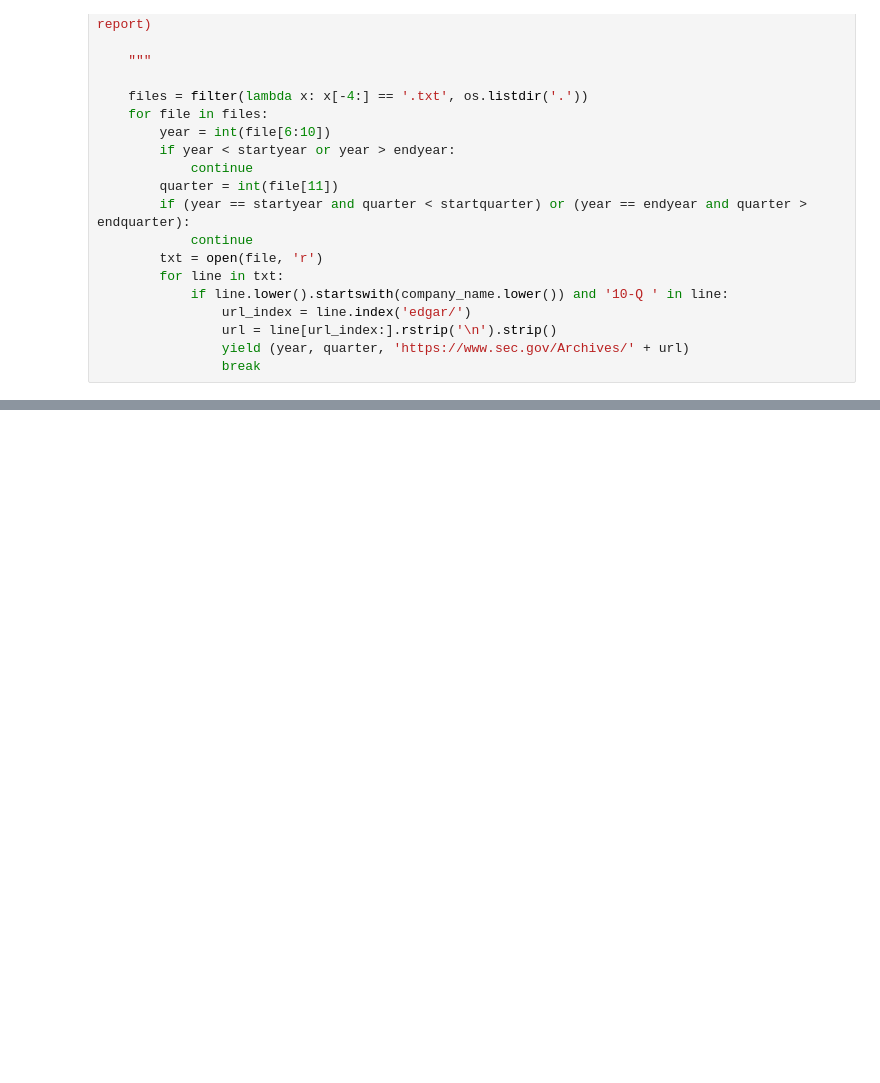
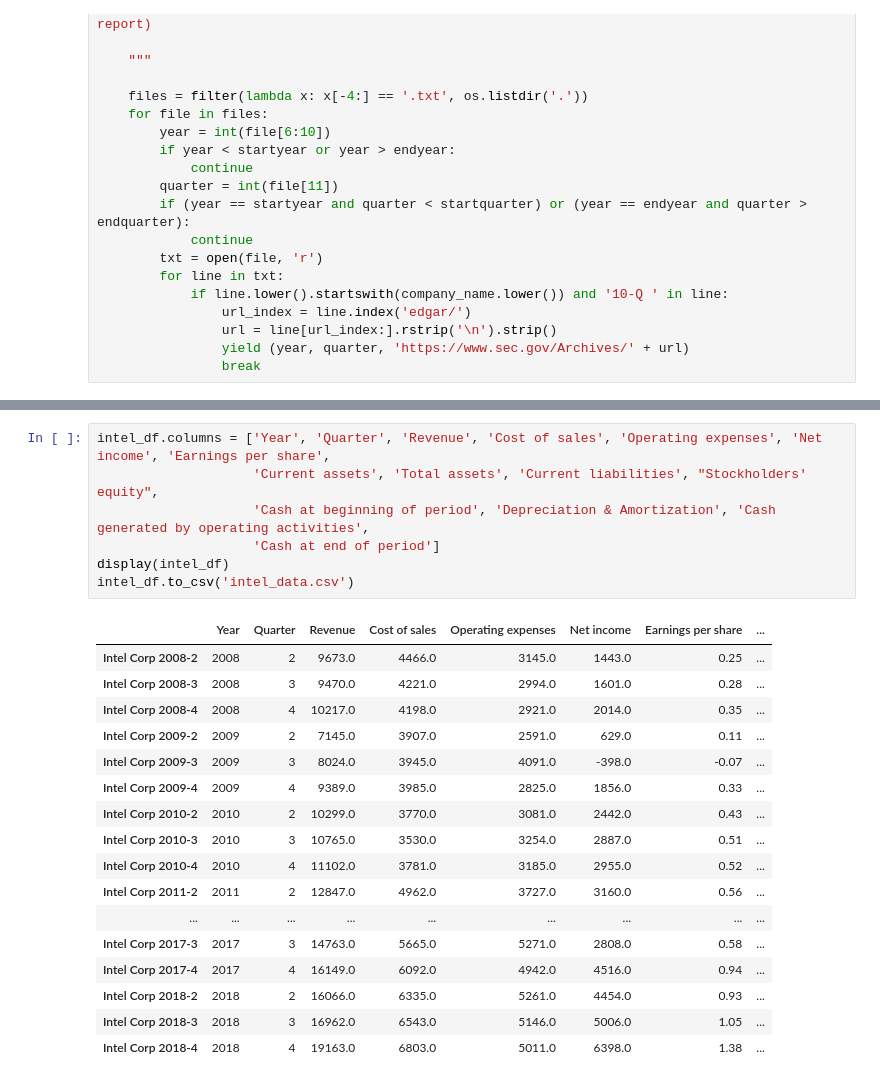
Before and after one commit to caseyhuhu/Capstone-Project, a Jupyter notebook: Data Scraper.ipynb, the cells around one changed output, grey strips where cells are left out. Drawn from its saved outputs; the diff is of its cells as text; blank space fills up the shorter version.

```diff
--- a/Data Scraper.ipynb
+++ b/Data Scraper.ipynb
@@ -177,0 +222,25 @@ other_companies = ['HP Inc', 'Dell Inc',
+# %%
+intel_df.columns = ['Year', 'Quarter', 'Revenue', 'Cost of sales', 'Operating expenses', 'Net income', 'Earnings per share',
+                    'Current assets', 'Total assets', 'Current liabilities', "Stockholders' equity",
+                    'Cash at beginning of period', 'Depreciation & Amortization', 'Cash generated by operating activities',
+                    'Cash at end of period']
+display(intel_df)
+intel_df.to_csv('intel_data.csv')
+# %% [output]
+|  | Year | Quarter | Revenue | Cost of sales | Operating expenses | Net income | Earnings per share | ... |
+| Intel Corp 2008-2 | 2008 | 2 | 9673.0 | 4466.0 | 3145.0 | 1443.0 | 0.25 | ... |
+| Intel Corp 2008-3 | 2008 | 3 | 9470.0 | 4221.0 | 2994.0 | 1601.0 | 0.28 | ... |
+| Intel Corp 2008-4 | 2008 | 4 | 10217.0 | 4198.0 | 2921.0 | 2014.0 | 0.35 | ... |
+| Intel Corp 2009-2 | 2009 | 2 | 7145.0 | 3907.0 | 2591.0 | 629.0 | 0.11 | ... |
+| Intel Corp 2009-3 | 2009 | 3 | 8024.0 | 3945.0 | 4091.0 | -398.0 | -0.07 | ... |
+| Intel Corp 2009-4 | 2009 | 4 | 9389.0 | 3985.0 | 2825.0 | 1856.0 | 0.33 | ... |
+| Intel Corp 2010-2 | 2010 | 2 | 10299.0 | 3770.0 | 3081.0 | 2442.0 | 0.43 | ... |
+| Intel Corp 2010-3 | 2010 | 3 | 10765.0 | 3530.0 | 3254.0 | 2887.0 | 0.51 | ... |
+| Intel Corp 2010-4 | 2010 | 4 | 11102.0 | 3781.0 | 3185.0 | 2955.0 | 0.52 | ... |
+| Intel Corp 2011-2 | 2011 | 2 | 12847.0 | 4962.0 | 3727.0 | 3160.0 | 0.56 | ... |
+| ... | ... | ... | ... | ... | ... | ... | ... | ... |
+| Intel Corp 2017-3 | 2017 | 3 | 14763.0 | 5665.0 | 5271.0 | 2808.0 | 0.58 | ... |
+| Intel Corp 2017-4 | 2017 | 4 | 16149.0 | 6092.0 | 4942.0 | 4516.0 | 0.94 | ... |
+| Intel Corp 2018-2 | 2018 | 2 | 16066.0 | 6335.0 | 5261.0 | 4454.0 | 0.93 | ... |
+| Intel Corp 2018-3 | 2018 | 3 | 16962.0 | 6543.0 | 5146.0 | 5006.0 | 1.05 | ... |
+| Intel Corp 2018-4 | 2018 | 4 | 19163.0 | 6803.0 | 5011.0 | 6398.0 | 1.38 | ... |
```
Also changed, not shown: parts of 16 cells of this notebook, 6 other files.
